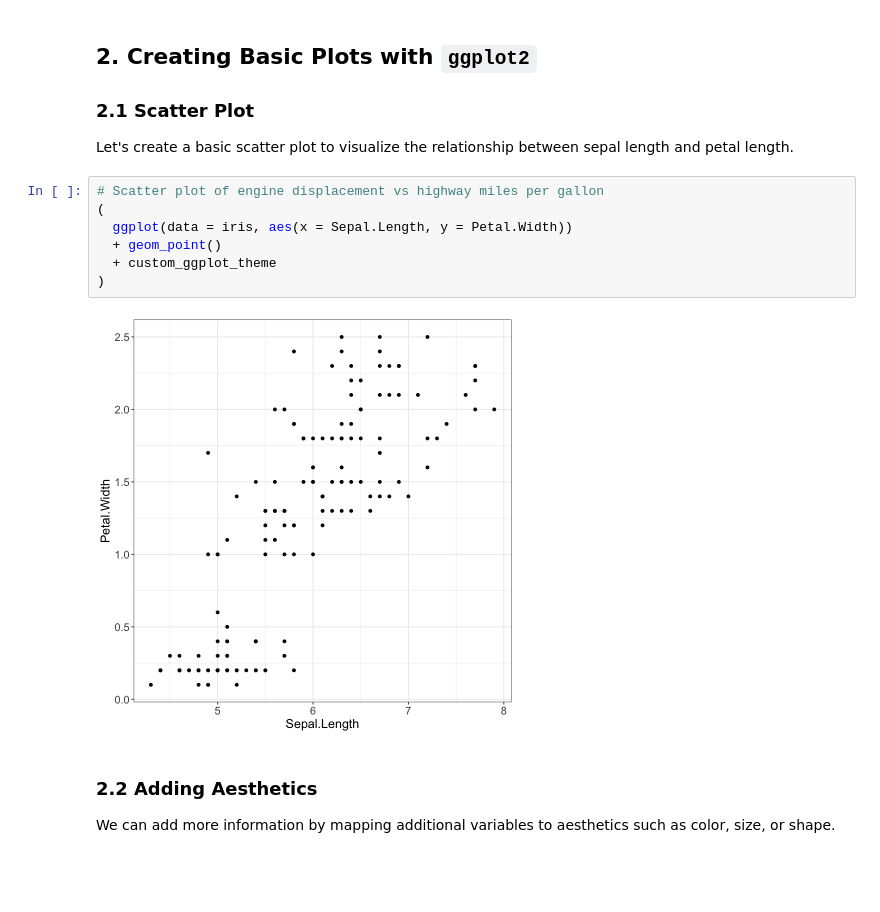
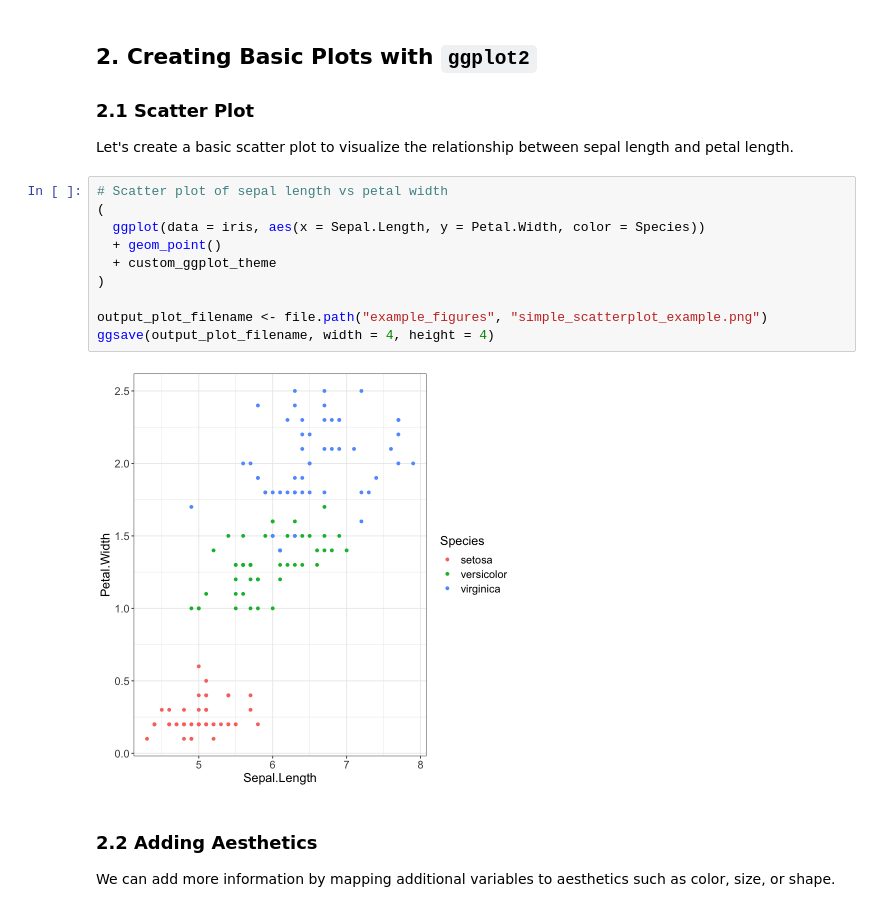
Before and after one commit to gwaybio/CPBS7601, a Jupyter notebook: lectures/6.data_visualization/ggplot2_tutorial.ipynb, the cells around one changed output. Cells and saved outputs as stored; diff of their text form; blank space fills up the shorter version.

```diff
--- a/lectures/6.data_visualization/ggplot2_tutorial.ipynb
+++ b/lectures/6.data_visualization/ggplot2_tutorial.ipynb
@@ -78,14 +67,17 @@ custom_ggplot_theme <- theme_bw() + theme(
 
 Let's create a basic scatter plot to visualize the relationship between sepal length and petal length.
 # %%
-# Scatter plot of engine displacement vs highway miles per gallon
+# Scatter plot of sepal length vs petal width
 (
-  ggplot(data = iris, aes(x = Sepal.Length, y = Petal.Width))
+  ggplot(data = iris, aes(x = Sepal.Length, y = Petal.Width, color = Species))
   + geom_point()
   + custom_ggplot_theme
 )
+
+output_plot_filename <- file.path("example_figures", "simple_scatterplot_example.png")
+ggsave(output_plot_filename, width = 4, height = 4)
 # %% [output]
-[figure, old version]
+[figure, new version]
 # %% [markdown]
 ### 2.2 Adding Aesthetics
 
```
Also changed, not shown: parts of 12 cells of this notebook, 6 other files.
